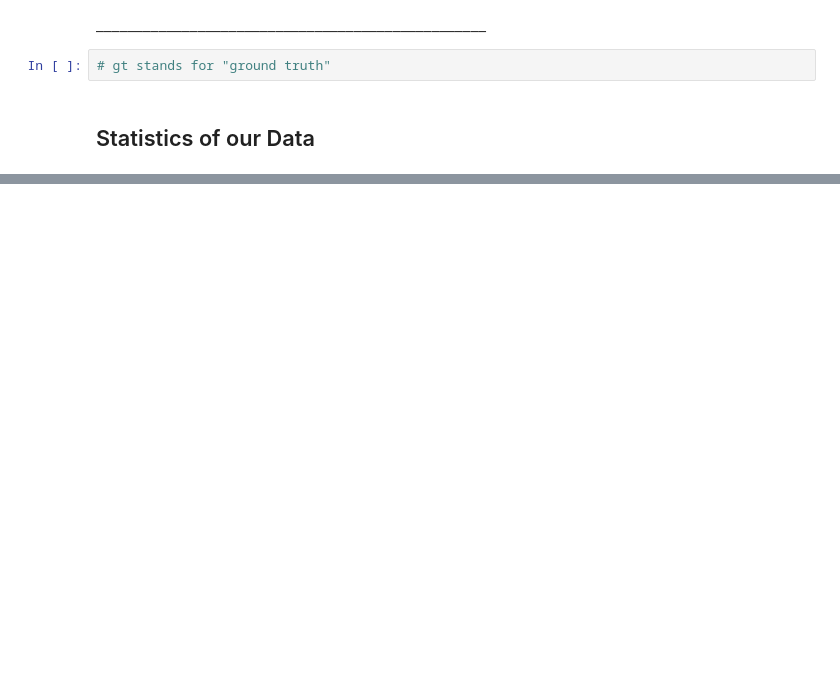
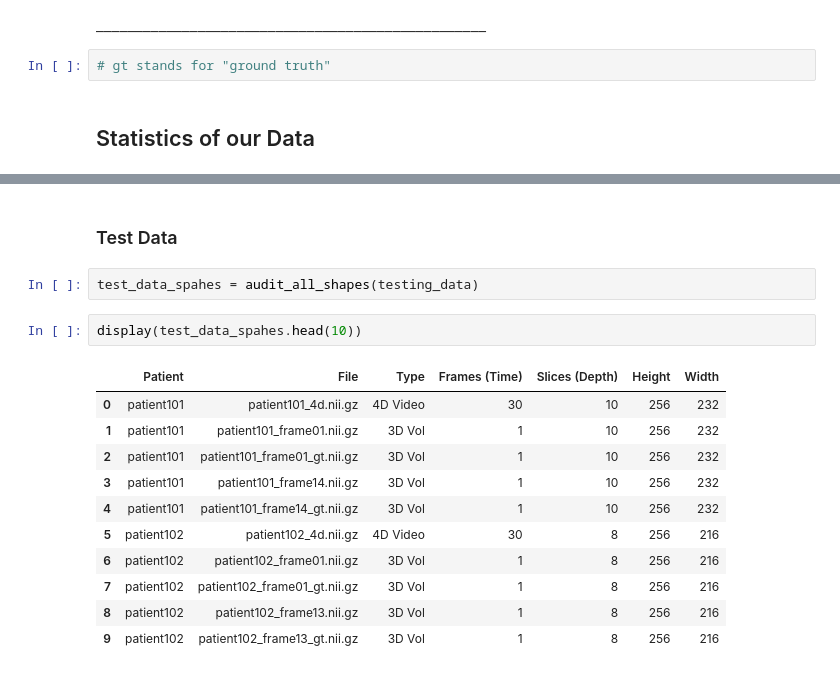
Before and after one commit to cankucukyilmaz/deep_learning_3d_medical_image_analysis_project, a Jupyter notebook: eda.ipynb, the cells around one changed output, grey strips where cells are left out. Drawn from its saved outputs; the diff is of its cells as text; blank space fills up the shorter version.

```diff
--- a/eda.ipynb
+++ b/eda.ipynb
@@ -384,0 +428,18 @@ max        35.000000       18.000000  512.000000  428.000000
+# %% [markdown]
+### Test Data
+# %%
+test_data_spahes = audit_all_shapes(testing_data)
+# %%
+display(test_data_spahes.head(10))
+# %% [output]
+|  | Patient | File | Type | Frames (Time) | Slices (Depth) | Height | Width |
+| 0 | patient101 | patient101_4d.nii.gz | 4D Video | 30 | 10 | 256 | 232 |
+| 1 | patient101 | patient101_frame01.nii.gz | 3D Vol | 1 | 10 | 256 | 232 |
+| 2 | patient101 | patient101_frame01_gt.nii.gz | 3D Vol | 1 | 10 | 256 | 232 |
+| 3 | patient101 | patient101_frame14.nii.gz | 3D Vol | 1 | 10 | 256 | 232 |
+| 4 | patient101 | patient101_frame14_gt.nii.gz | 3D Vol | 1 | 10 | 256 | 232 |
+| 5 | patient102 | patient102_4d.nii.gz | 4D Video | 30 | 8 | 256 | 216 |
+| 6 | patient102 | patient102_frame01.nii.gz | 3D Vol | 1 | 8 | 256 | 216 |
+| 7 | patient102 | patient102_frame01_gt.nii.gz | 3D Vol | 1 | 8 | 256 | 216 |
+| 8 | patient102 | patient102_frame13.nii.gz | 3D Vol | 1 | 8 | 256 | 216 |
+| 9 | patient102 | patient102_frame13_gt.nii.gz | 3D Vol | 1 | 8 | 256 | 216 |
```
Also changed, not shown: parts of 9 cells of this notebook.
